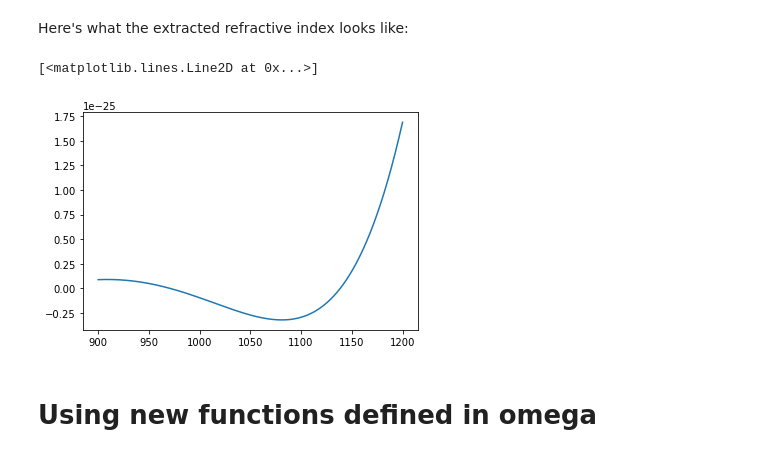
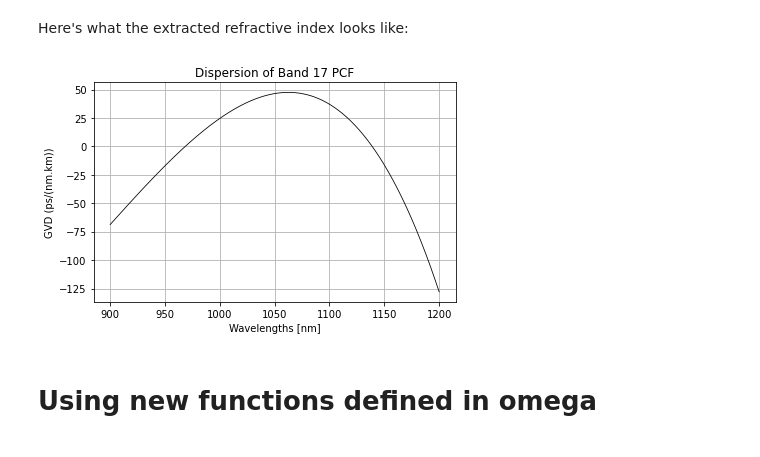
Before and after one commit to jmorse2020/Physics-FYP, a Jupyter notebook: Delta-phi-retrieval-on-data.ipynb, the cells around one changed output. Cells and saved outputs as stored; diff of their text form; code cells hidden in the pictures.

```diff
--- a/Delta-phi-retrieval-on-data.ipynb
+++ b/Delta-phi-retrieval-on-data.ipynb
@@ -131,17 +131,24 @@ Final ys:
 # %% [markdown]
 Here's what the extracted refractive index looks like:
-# %%
-beta = sif.ObtainBetaFromPhi(phi, 0.575)
-GVD = sif.GVD(beta)
-
-
-# n_eff = sif.Obtain_n(beta)
-
-#plt.plot(wavelengths, np.array(GVD(wavelengths))*1e28)
-plt.plot(wavelengths, np.array(GVD(wavelengths)))
-# %% [output]
-[<matplotlib.lines.Line2D at 0x...>]
-[figure, removed]
+# %%
+beta = sif.ObtainBetaFromPhi(phi, 0.575)
+GVD = sif.Big_D(beta)
+
+# n_eff = sif.Obtain_n(beta)
+
+#plt.plot(wavelengths, np.array(GVD(wavelengths))*1e28)
+plt.plot(wavelengths, 1e15*np.array(GVD(wavelengths)), color='k', linewidth=0.8)
+plt.title("Dispersion of Band 17 PCF")
+# plt.plot(converted_wavelengths, np.zeros(len(converted_wavelengths)), color='r', linestyle='--')
+plt.ylabel("GVD (ps/(nm.km))")
+plt.xlabel("Wavelengths [nm]")
+plt.grid()
+plt.tight_layout()
+from DataAnalysisClass import DataHandling as DH
+DH.write_csv(file_path="/Users/jackmorse/Desktop/FFT-GVD-data.csv", data=[wavelengths,  1e15*np.array(GVD(wavelengths))], preamble='')
+plt.savefig("/Users/jackmorse/Desktop/GVD-Band-17.png", dpi=1200)
+# %% [output]
+[figure, added]
 # %% [markdown]
 # Using new functions defined in omega
 # %%
```
Also changed, not shown: parts of 3 cells of this notebook, 2 other files.
